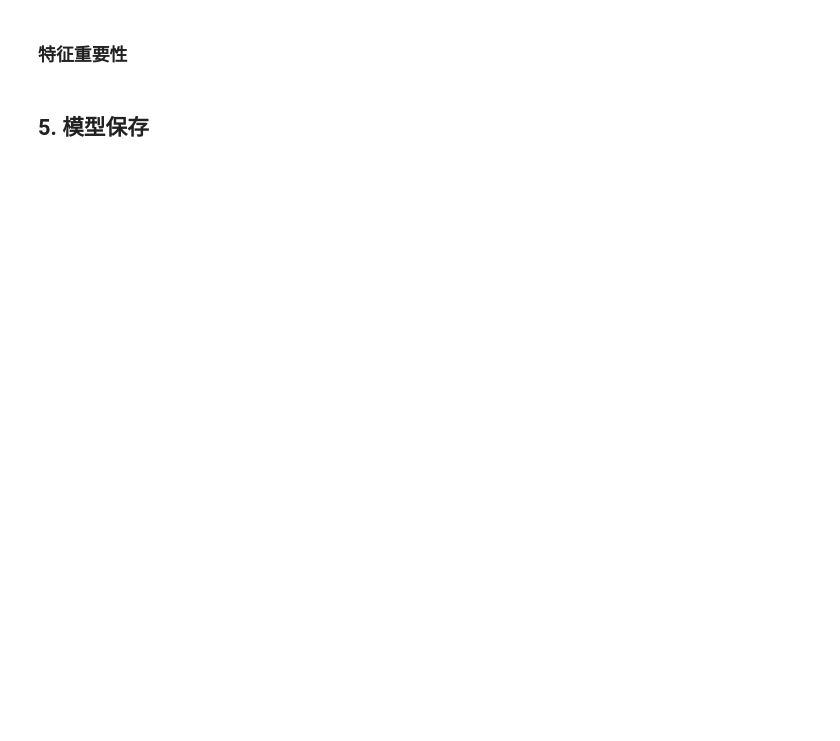
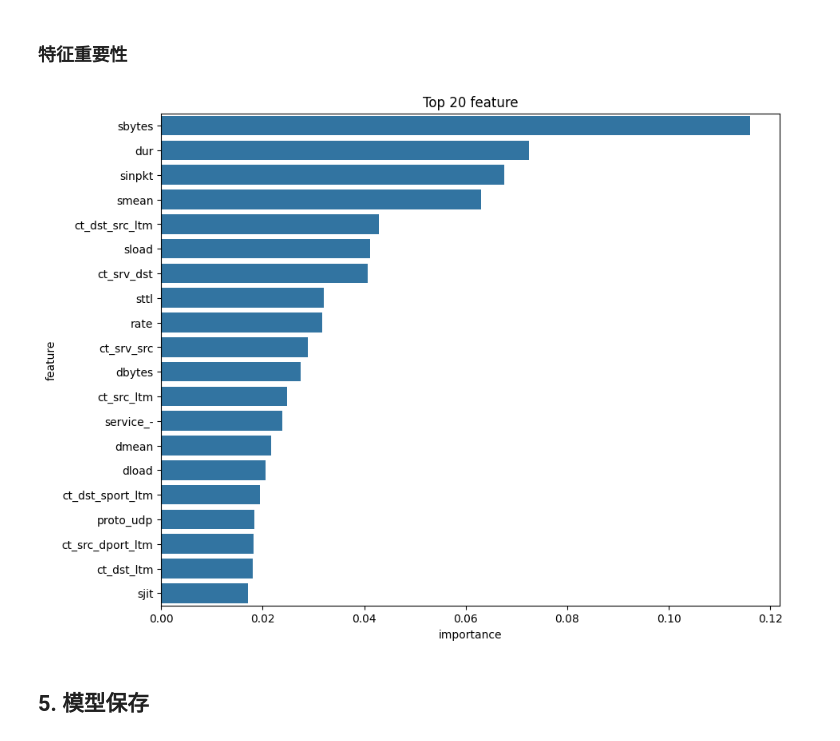
Before and after one commit to HolmesAmzish/CodeNotes, a Jupyter notebook: OnlineJudge/ISCC/MaliciousTraffic/traffic_analysis.ipynb, the cells around one changed output. Saved outputs shown, nothing was run; the diff lists cells and outputs as text; code cells hidden in the pictures; blank space fills up the shorter version.

```diff
--- a/OnlineJudge/ISCC/MaliciousTraffic/traffic_analysis.ipynb
+++ b/OnlineJudge/ISCC/MaliciousTraffic/traffic_analysis.ipynb
@@ -118,28 +214,30 @@ print(f"准确率: {accuracy_score(y_test, y_pred):.4f}")
 # %%
 # 获取特征重要性
 importances = model.named_steps['classifier'].feature_importances_
 
 # 获取特征名称
 numeric_features = model.named_steps['preprocessor'].transformers_[0][2]
 categorical_features = model.named_steps['preprocessor'].transformers_[1][2]
 
 # 处理onehot编码后的特征名
 ohe = model.named_steps['preprocessor'].transformers_[1][1].named_steps['onehot']
 cat_feature_names = ohe.get_feature_names_out(input_features=categorical_features)
 
 all_feature_names = np.concatenate([numeric_features, cat_feature_names])
 
 # 创建特征重要性DataFrame
 feature_imp = pd.DataFrame({
     'feature': all_feature_names,
     'importance': importances
 }).sort_values('importance', ascending=False)
 
 # 可视化前20个重要特征
 plt.figure(figsize=(10,8))
 sns.barplot(data=feature_imp.head(20), x='importance', y='feature')
-plt.title('Top 20 重要特征')
+plt.title('Top 20 feature')
 plt.show()
+# %% [output]
+[figure, added]
 # %% [markdown]
 ## 5. 模型保存
 # %%
```
Also changed, not shown: parts of 10 cells of this notebook, 12 other files.
